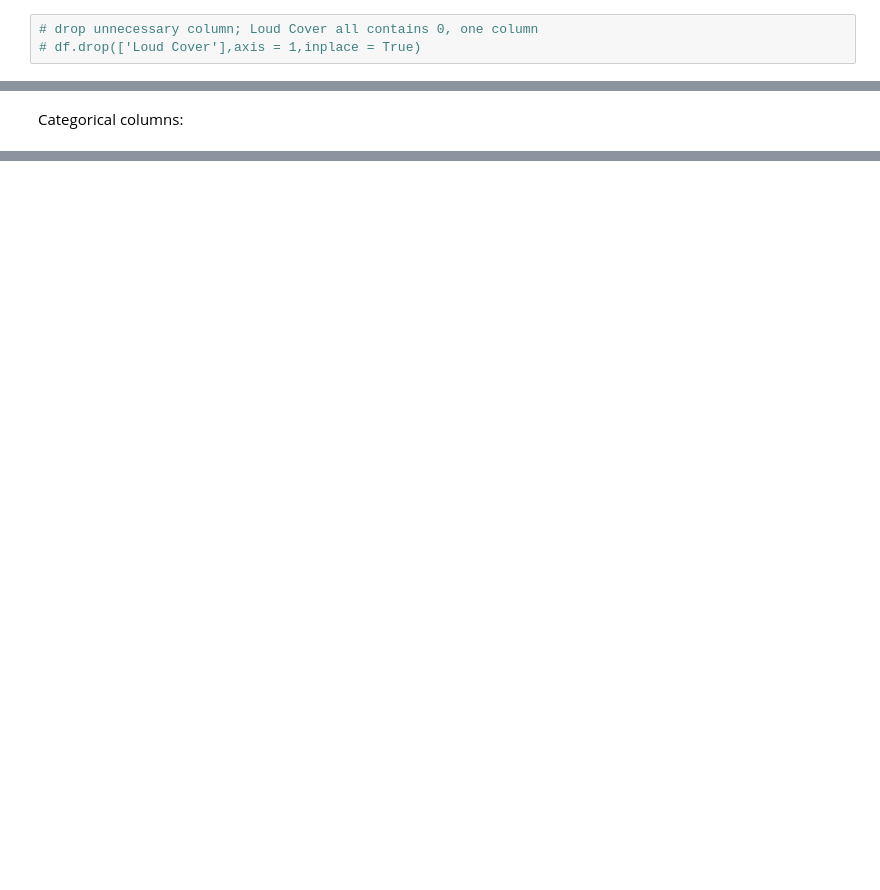
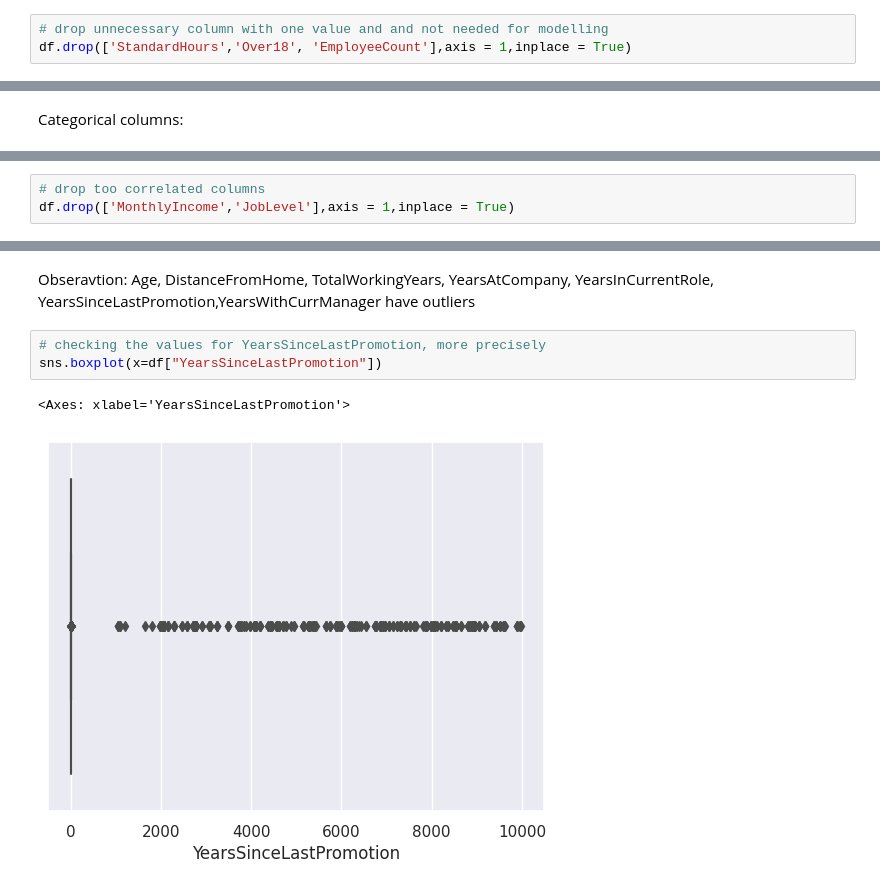
Before and after one commit to Natalia9922/Employee-_classification_project, a Jupyter notebook: Employee__classification_project.ipynb, the cells around one changed output, grey strips where cells are left out. Saved outputs shown, nothing was run; the diff lists cells and outputs as text; blank space fills up the shorter version.

```diff
--- a/Employee__classification_project.ipynb
+++ b/Employee__classification_project.ipynb
@@ -287,6 +256,6 @@ plt.show()
 # %%
-# drop unnecessary column; Loud Cover all contains 0, one column
-# df.drop(['Loud Cover'],axis = 1,inplace = True)
+# drop unnecessary column with one value and and not needed for modelling
+df.drop(['StandardHours','Over18', 'EmployeeCount'],axis = 1,inplace = True)
 # %% [markdown]
 # Data Visualization
 # %% [markdown]
@@ -311,0 +358,3 @@ NameError: ignored
+# %%
+# drop too correlated columns
+df.drop(['MonthlyIncome','JobLevel'],axis = 1,inplace = True)
@@ -311,0 +396,8 @@ NameError: ignored
+# %% [markdown]
+Obseravtion: Age, DistanceFromHome, TotalWorkingYears, YearsAtCompany, YearsInCurrentRole, YearsSinceLastPromotion,YearsWithCurrManager have outliers
+# %%
+# checking the values for YearsSinceLastPromotion, more precisely
+sns.boxplot(x=df["YearsSinceLastPromotion"])
+# %% [output]
+<Axes: xlabel='YearsSinceLastPromotion'>
+[figure, added]
```
Also changed, not shown: parts of 51 cells of this notebook.
